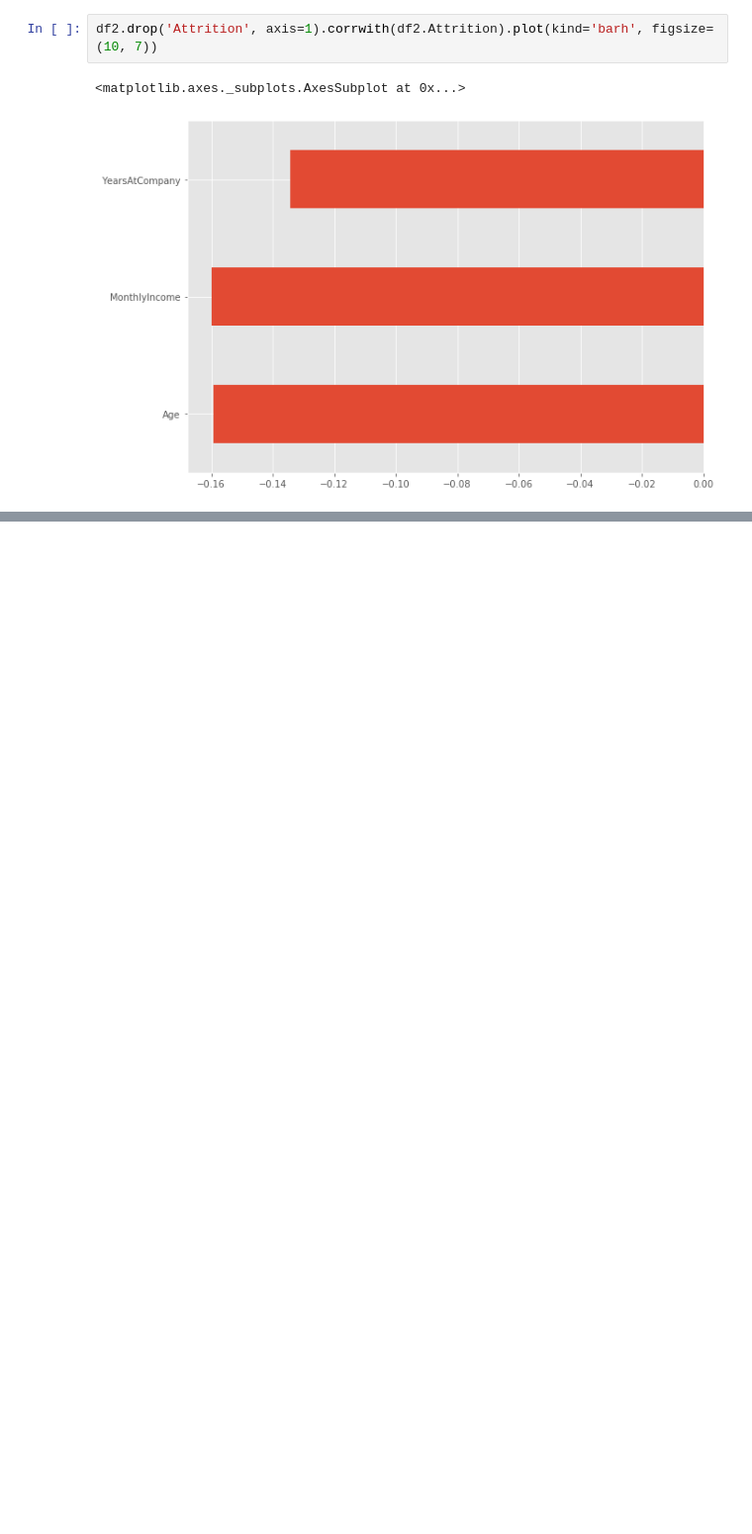
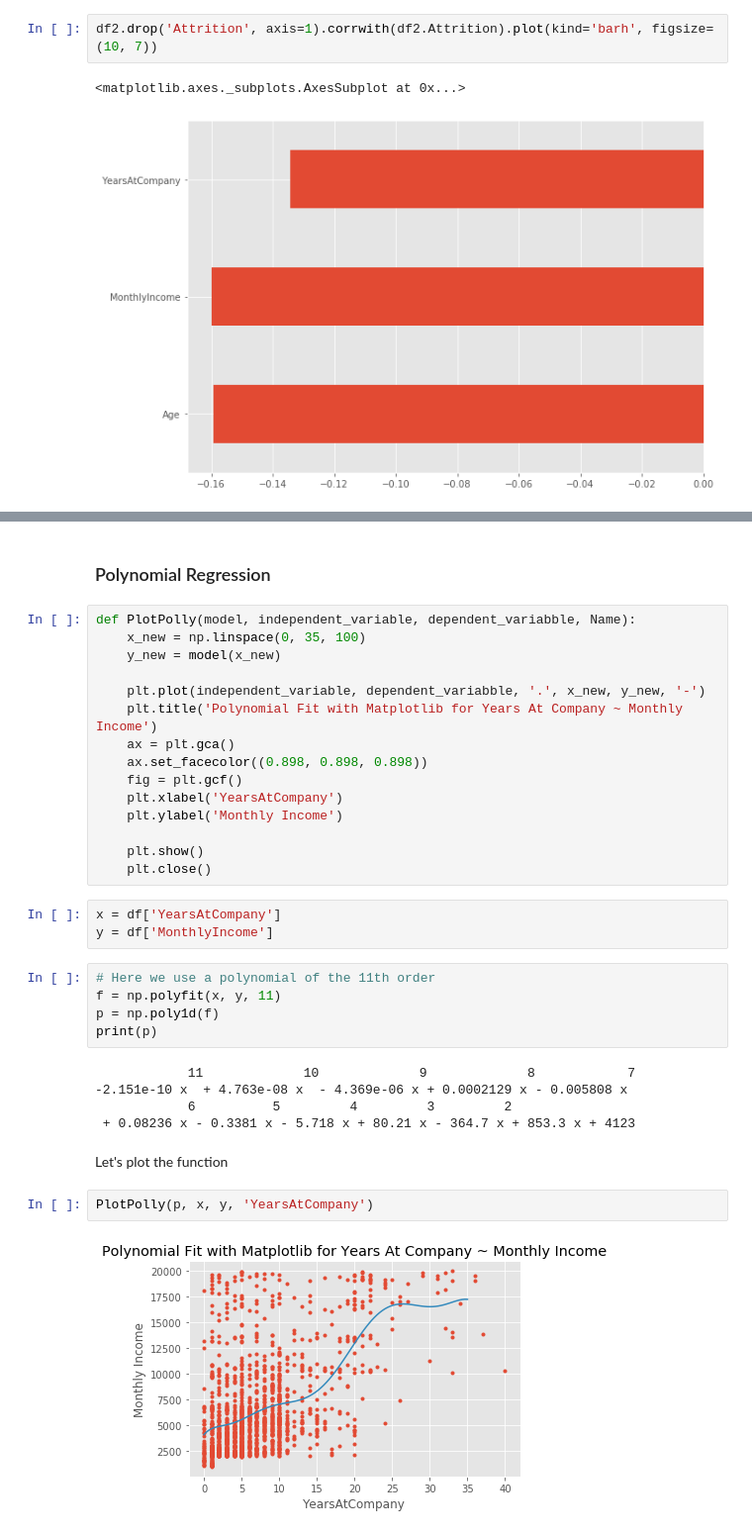
Before and after one commit to nicotea/data-analysis-demo, a Jupyter notebook: HR_Analytics_Demo.ipynb, the cells around one changed output, grey strips where cells are left out. Shown: that part at 99% size. Cells and saved outputs as stored; diff of their text form; blank space fills up the shorter version.

```diff
--- a/HR_Analytics_Demo.ipynb
+++ b/HR_Analytics_Demo.ipynb
@@ -80,0 +168,36 @@ df2.drop('Attrition', axis=1).corrwith(df2.Attrition).plot(kind='barh', figsize=
+# %% [markdown]
+<h3>Polynomial Regression</h3>
+# %%
+def PlotPolly(model, independent_variable, dependent_variabble, Name):
+    x_new = np.linspace(0, 35, 100)
+    y_new = model(x_new)
+
+    plt.plot(independent_variable, dependent_variabble, '.', x_new, y_new, '-')
+    plt.title('Polynomial Fit with Matplotlib for Years At Company ~ Monthly Income')
+    ax = plt.gca()
+    ax.set_facecolor((0.898, 0.898, 0.898))
+    fig = plt.gcf()
+    plt.xlabel('YearsAtCompany')
+    plt.ylabel('Monthly Income')
+
+    plt.show()
+    plt.close()
+# %%
+x = df['YearsAtCompany']
+y = df['MonthlyIncome']
+# %%
+# Here we use a polynomial of the 11th order
+f = np.polyfit(x, y, 11)
+p = np.poly1d(f)
+print(p)
+# %% [output]
+            11             10             9             8            7
+-2.151e-10 x  + 4.763e-08 x  - 4.369e-06 x + 0.0002129 x - 0.005808 x
+            6          5         4         3         2
+ + 0.08236 x - 0.3381 x - 5.718 x + 80.21 x - 364.7 x + 853.3 x + 4123
+# %% [markdown]
+ Let's plot the function
+# %%
+PlotPolly(p, x, y, 'YearsAtCompany')
+# %% [output]
+[figure, added]
```
Also changed, not shown: parts of 22 cells of this notebook.
